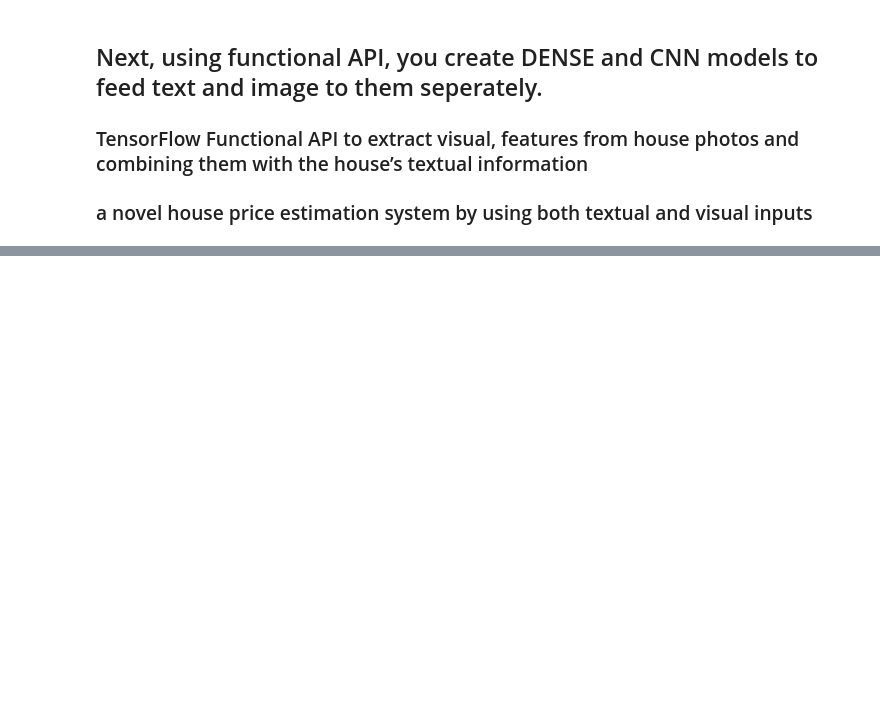
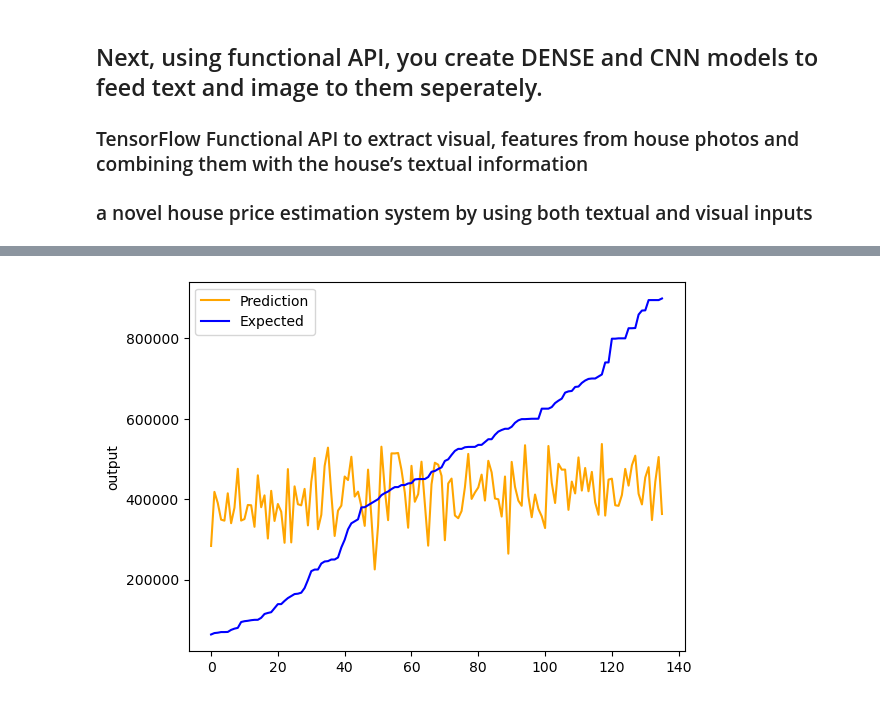
Before and after one commit to kyu2509/CSC180-Project-3, a Jupyter notebook: House Price Prediction.ipynb, the cells around one changed output, grey strips where cells are left out. Cells and saved outputs as stored; diff of their text form; code cells hidden in the pictures; blank space fills up the shorter version.

Commit message:
working model, make a model folder

```diff
--- a/House Price Prediction.ipynb
+++ b/House Price Prediction.ipynb
@@ -299,0 +418,4 @@ img_arr.shape
+# %%
+# df = text table
+# img_arr = images table
+x_train, x_test, y_train, y_test = train_test_split(x,y,test_size=0.3,random_state=42)
@@ -299,0 +426,3 @@ img_arr.shape
+# %%
+img_train, img_test = train_test_split(img_arr, test_size=0.30, random_state=42)
+print(img_train.shape, img_test.shape)
@@ -299,0 +508,8 @@ img_arr.shape
+# %%
+checkpoint = ModelCheckpoint(filepath='models/my_model.keras', verbose=2, save_best_only=True) # save best model
+for i in range(5):
+    model.compile(loss='mean_squared_error', optimizer='adam')
+    monitor = EarlyStopping(monitor='val_loss', min_delta=1e-4, patience=5, verbose=1, mode='auto')
+    model.fit([x_train, img_train], y_train,batch_size=64,validation_data=([x_test, img_test], y_test),callbacks=[monitor,checkpoint],verbose=2,epochs=1000)
+#model.save('models/my_model.keras')
+#model.load_weights('models/my_model.keras')
@@ -299,0 +534,10 @@ img_arr.shape
+# %%
+from sklearn import metrics
+
+model_pred = model.predict([x_test,img_test])
+
+score = np.sqrt(metrics.mean_squared_error(y_test,model_pred))
+
+print("Score (RMSE) : {}".format(score))
+print("R2 score     :",metrics.r2_score(y_test,model_pred))
+print("MSE          :", metrics.mean_squared_error(y_test, model_pred))
@@ -299,0 +551,7 @@ img_arr.shape
+# %%
+model_pred = np.asarray(model_pred)
+y_test_NN = np.asarray(y_test)
+
+chart_regression(model_pred.flatten(),y_test_NN)
+# %% [output]
+[figure, added]
```
Also changed, not shown: parts of 27 cells of this notebook, 1 other file.
